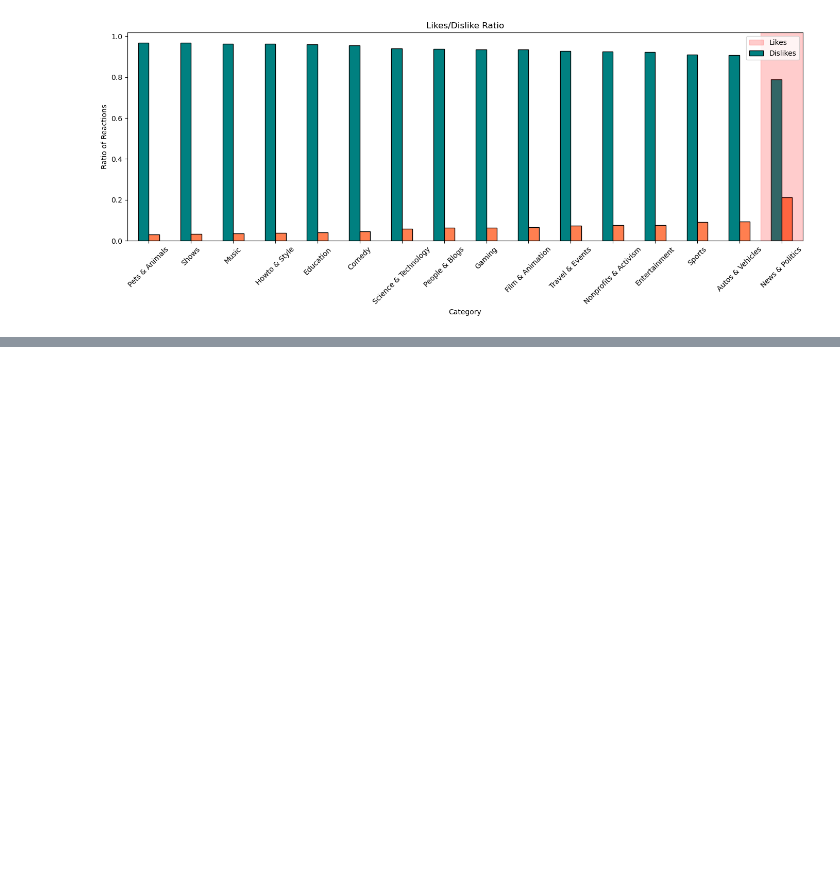
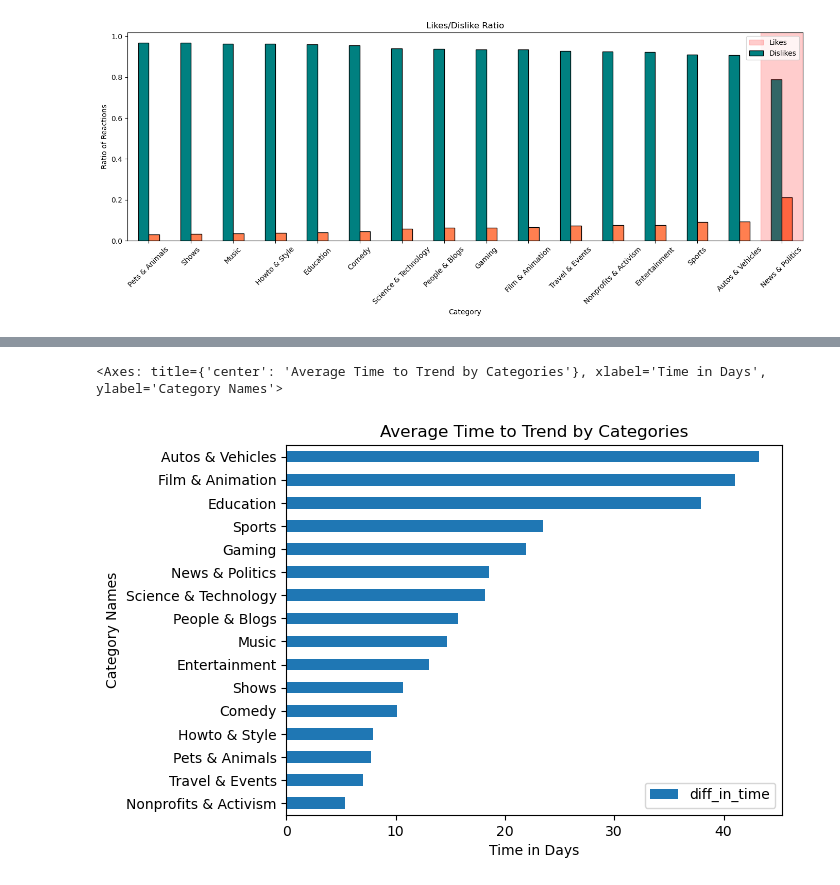
Before and after one commit to russellcha1/EDA-case-study, a Jupyter notebook: EDA-case-study.ipynb, the cells around one changed output, grey strips where cells are left out. Drawn from its saved outputs; the diff is of its cells as text; code cells hidden in the pictures; blank space fills up the shorter version.

Commit message:
time to trend graph

```diff
--- a/EDA-case-study.ipynb
+++ b/EDA-case-study.ipynb
@@ -421,0 +433,3 @@ plt.show()
+# %%
+us_df['publish_time']=pd.to_datetime(us_df['publish_time']).dt.date
+us_df['publish_time']=pd.to_datetime(us_df['publish_time'])
@@ -421,0 +456,4 @@ plt.show()
+# %%
+us_df['diff_in_time'] = pd.to_timedelta(us_df['trending_date']-us_df['publish_time'], unit='D')
+
+us_df.head()
@@ -421,0 +468,4 @@ plt.show()
+# %%
+tddf = pd.DataFrame(us_df.groupby('youtube_category_name')['diff_in_time'].mean().sort_values())
+tddf['diff_in_time'] = pd.to_timedelta(tddf['diff_in_time'], unit='D')
+tddf
@@ -421,0 +512,3 @@ plt.show()
+# %%
+tddf["diff_in_time"] = (tddf["diff_in_time"] / pd.Timedelta(days=1))
+tddf['diff_in_time']
@@ -421,0 +534,5 @@ plt.show()
+# %%
+tddf.plot(kind='barh', xlabel='Time in Days', ylabel='Category Names', title='Average Time to Trend by Categories')
+# %% [output]
+<Axes: title={'center': 'Average Time to Trend by Categories'}, xlabel='Time in Days', ylabel='Category Names'>
+[figure, added]
```
Also changed, not shown: parts of 8 cells of this notebook, 3 other files.
